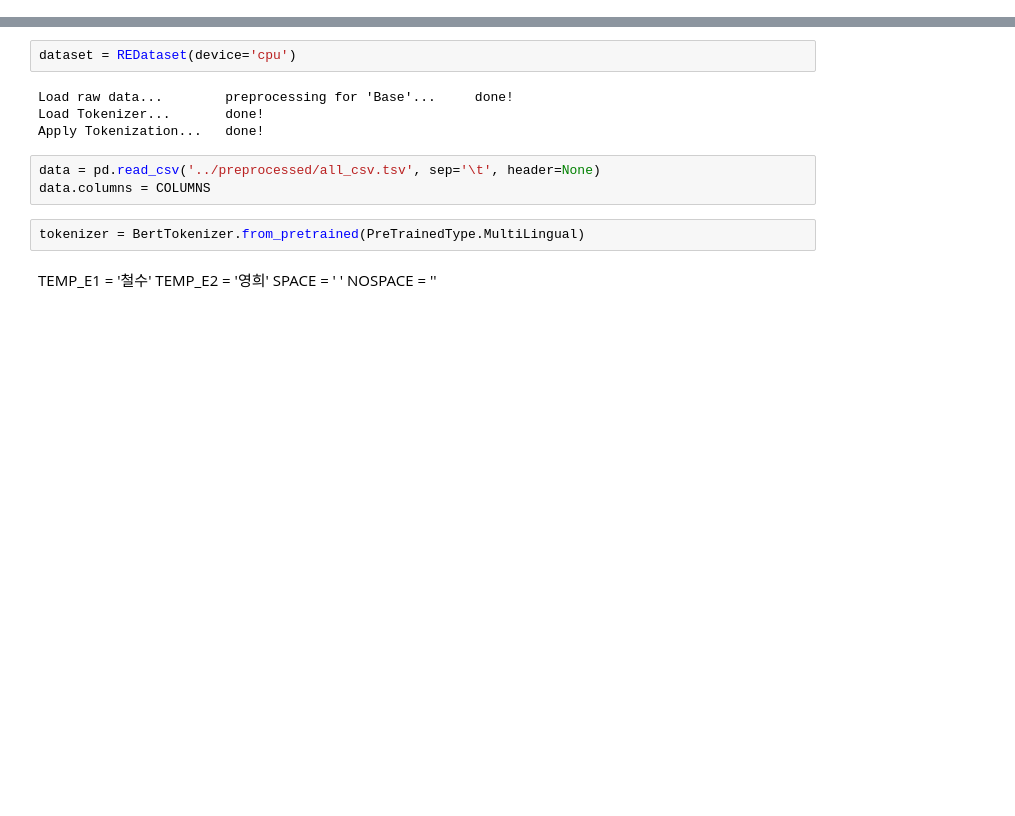
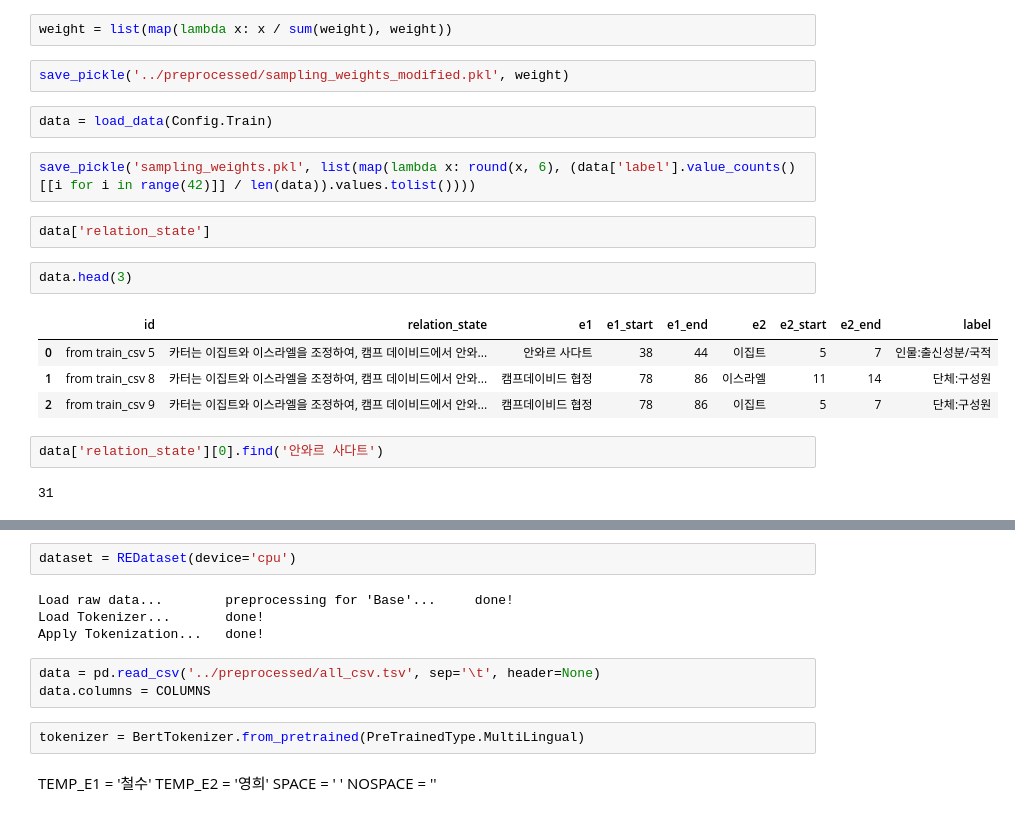
Before and after one commit to ilovemyminutes/RelationExtraction, a Jupyter notebook: notebooks/Data Augmentation.ipynb, the cells around one changed output, grey strips where cells are left out. Saved outputs shown, nothing was run; the diff lists cells and outputs as text; blank space fills up the shorter version.

```diff
--- a/notebooks/Data Augmentation.ipynb
+++ b/notebooks/Data Augmentation.ipynb
@@ -18,0 +160,21 @@ from config import PreTrainedType, Config, ModelType, PreProcessType
+# %%
+weight = list(map(lambda x: x / sum(weight), weight))
+# %%
+save_pickle('../preprocessed/sampling_weights_modified.pkl', weight)
+# %%
+data = load_data(Config.Train)
+# %%
+save_pickle('sampling_weights.pkl', list(map(lambda x: round(x, 6), (data['label'].value_counts()[[i for i in range(42)]] / len(data)).values.tolist())))
+# %%
+data['relation_state']
+# %%
+data.head(3)
+# %% [output]
+|  | id | relation_state | e1 | e1_start | e1_end | e2 | e2_start | e2_end | label |
+| 0 | from train_csv 5 | 카터는 이집트와 이스라엘을 조정하여, 캠프 데이비드에서 안와... | 안와르 사다트 | 38 | 44 | 이집트 | 5 | 7 | 인물:출신성분/국적 |
+| 1 | from train_csv 8 | 카터는 이집트와 이스라엘을 조정하여, 캠프 데이비드에서 안와... | 캠프데이비드 협정 | 78 | 86 | 이스라엘 | 11 | 14 | 단체:구성원 |
+| 2 | from train_csv 9 | 카터는 이집트와 이스라엘을 조정하여, 캠프 데이비드에서 안와... | 캠프데이비드 협정 | 78 | 86 | 이집트 | 5 | 7 | 단체:구성원 |
+# %%
+data['relation_state'][0].find('안와르 사다트')
+# %% [output]
+31
```
Also changed, not shown: parts of 35 cells of this notebook, 17 other files.
